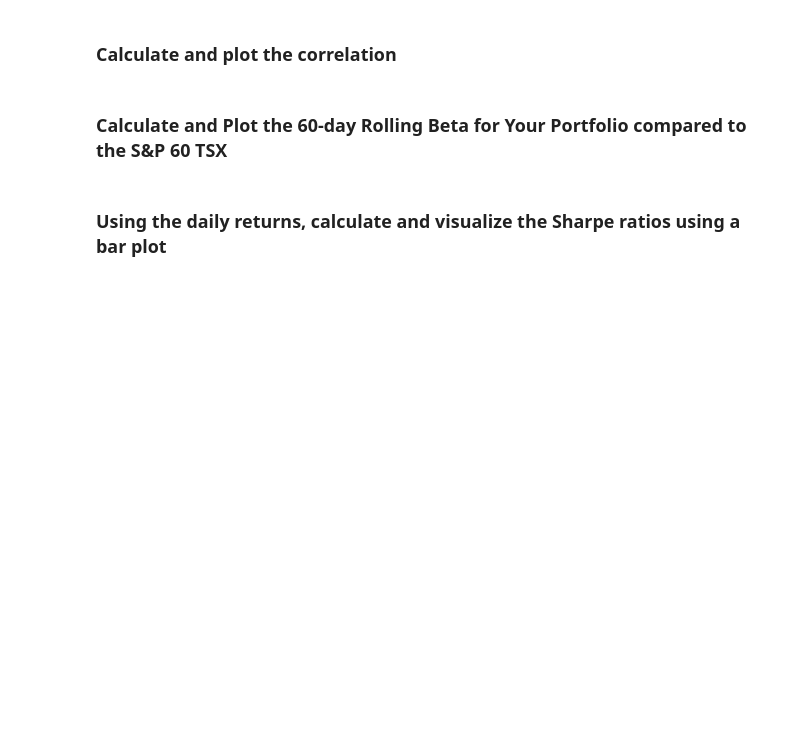
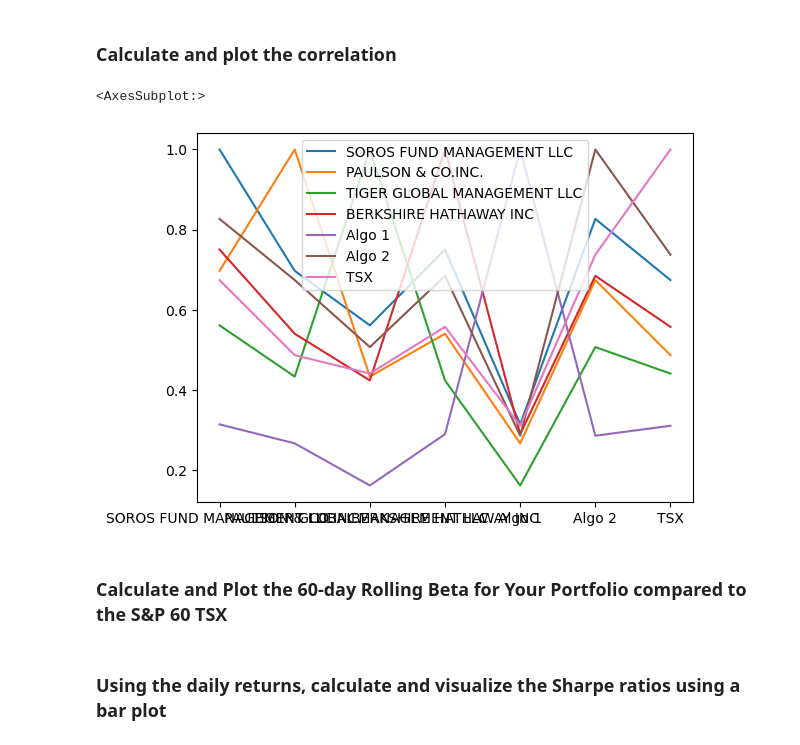
Before and after one commit to mr-alex-leonov/A-Whale-of-the-Port-folio-, a Jupyter notebook: whale_analysis.ipynb, the cells around one changed output. Drawn from its saved outputs; the diff is of its cells as text; code cells hidden in the pictures; blank space fills up the shorter version.

```diff
--- a/whale_analysis.ipynb
+++ b/whale_analysis.ipynb
@@ -727,6 +730,11 @@ mine_plus_others_df.dropna(inplace=True)
 ### Calculate and plot the correlation
 # %%
 # Calculate and plot the correlation
+mine_plus_others_correlation = combined_df.corr()
+mine_plus_others_correlation.plot()
+# %% [output]
+<AxesSubplot:>
+[figure, added]
 # %% [markdown]
 ### Calculate and Plot the 60-day Rolling Beta for Your Portfolio compared to the S&P 60 TSX
 # %%
```
Also changed, not shown: parts of 2 cells of this notebook.
